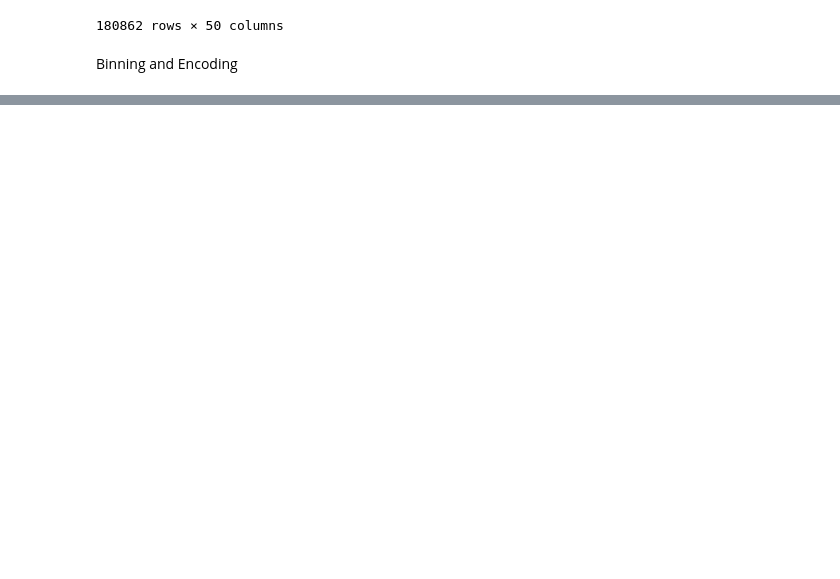
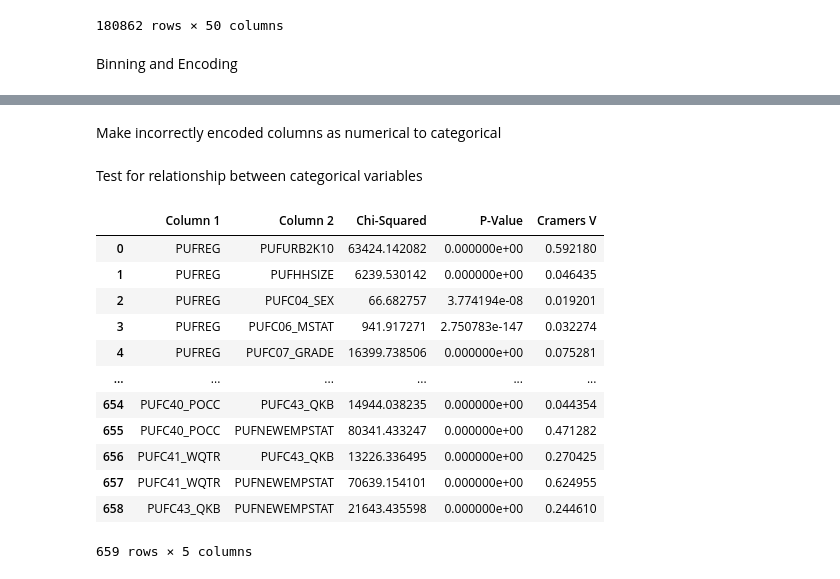
Before and after one commit to tinySculpture/STINTSY-Project, a Jupyter notebook: Project_Labor_Force_Survey.ipynb, the cells around one changed output, grey strips where cells are left out. Cells and saved outputs as stored; diff of their text form; code cells hidden in the pictures; blank space fills up the shorter version.

```diff
--- a/Project_Labor_Force_Survey.ipynb
+++ b/Project_Labor_Force_Survey.ipynb
@@ -239,0 +212,2 @@ sns.histplot(df[""])
+# %% [markdown]
+Make incorrectly encoded columns as numerical to categorical
@@ -239,0 +217,33 @@ sns.histplot(df[""])
+# %% [markdown]
+Test for relationship between categorical variables
+# %%
+categorical_columns = list(df.select_dtypes(include=["object"]).columns)
+# %%
+from statistical_tests import chi_squared_test
+from itertools import combinations
+results = []
+
+for col1, col2 in combinations(categorical_columns, 2):
+    if col1 != col2:
+        chi2, p, v = chi_squared_test(df, col1, col2)
+        if p < 0.05:
+            results.append([col1, col2, chi2, p, v])
+
+if results:
+    results_df = pd.DataFrame(results, columns=["Column 1", "Column 2", "Chi-Squared", "P-Value", "Cramers V"])
+# %%
+results_df
+# %% [output]
+|  | Column 1 | Column 2 | Chi-Squared | P-Value | Cramers V |
+| 0 | PUFREG | PUFURB2K10 | 63424.142082 | 0.000000e+00 | 0.592180 |
+| 1 | PUFREG | PUFHHSIZE | 6239.530142 | 0.000000e+00 | 0.046435 |
+| 2 | PUFREG | PUFC04_SEX | 66.682757 | 3.774194e-08 | 0.019201 |
+| 3 | PUFREG | PUFC06_MSTAT | 941.917271 | 2.750783e-147 | 0.032274 |
+| 4 | PUFREG | PUFC07_GRADE | 16399.738506 | 0.000000e+00 | 0.075281 |
+| ... | ... | ... | ... | ... | ... |
+| 654 | PUFC40_POCC | PUFC43_QKB | 14944.038235 | 0.000000e+00 | 0.044354 |
+| 655 | PUFC40_POCC | PUFNEWEMPSTAT | 80341.433247 | 0.000000e+00 | 0.471282 |
+| 656 | PUFC41_WQTR | PUFC43_QKB | 13226.336495 | 0.000000e+00 | 0.270425 |
+| 657 | PUFC41_WQTR | PUFNEWEMPSTAT | 70639.154101 | 0.000000e+00 | 0.624955 |
+| 658 | PUFC43_QKB | PUFNEWEMPSTAT | 21643.435598 | 0.000000e+00 | 0.244610 |
+659 rows × 5 columns
```
Also changed, not shown: parts of 14 cells of this notebook, 2 other files.
